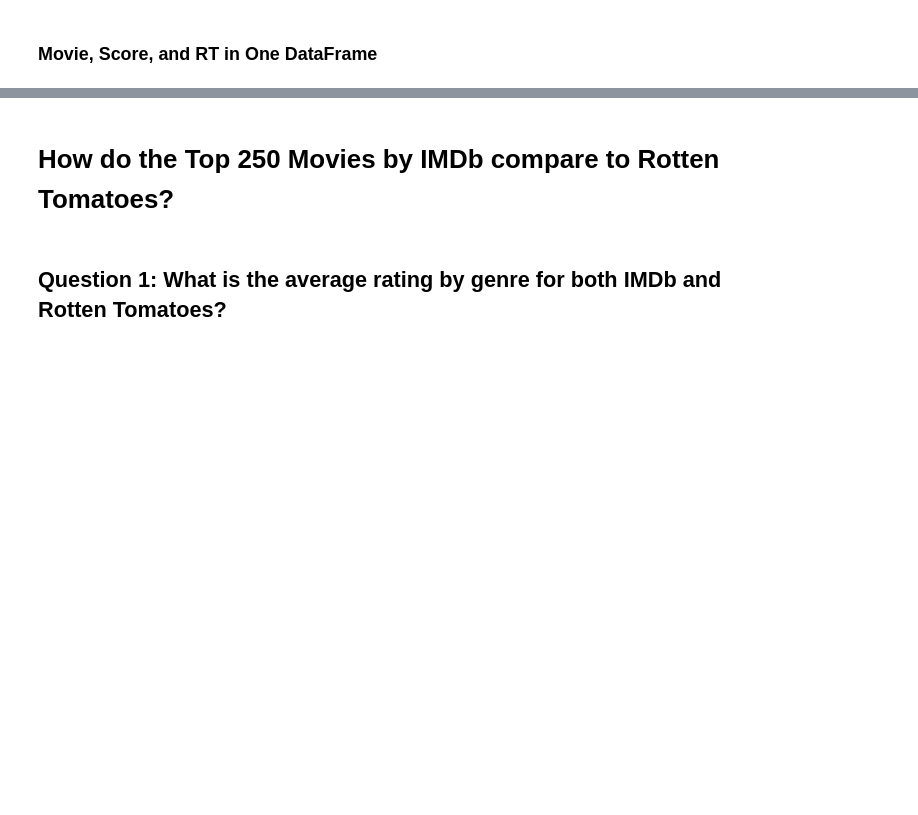
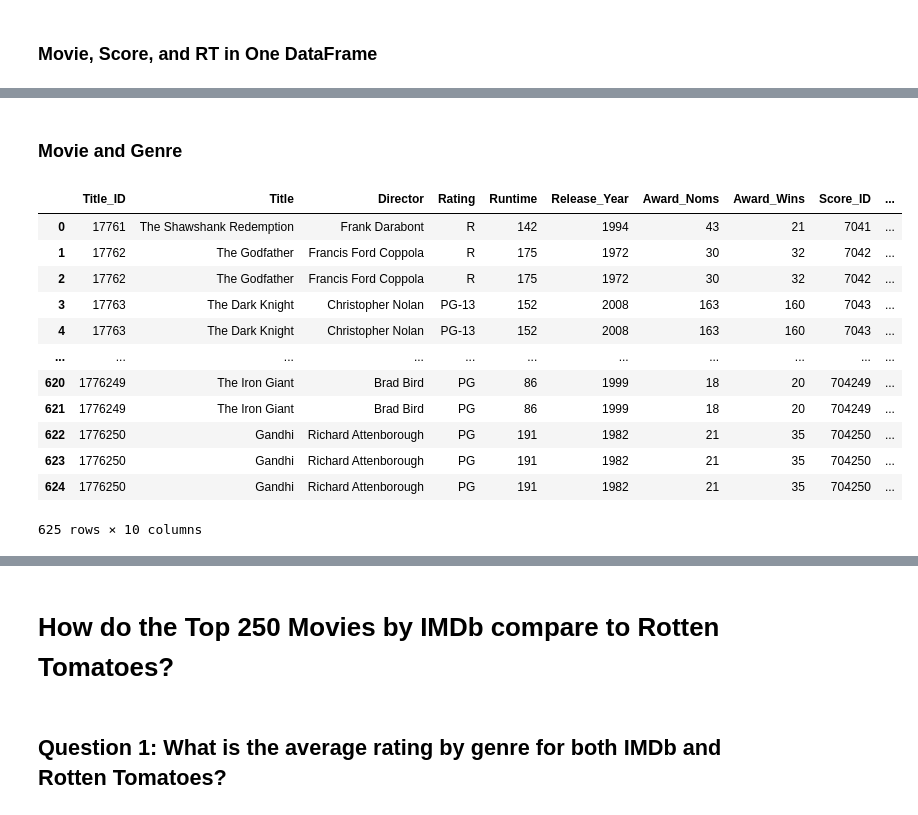
Before and after one commit to HannahSolima/Capstone, a Jupyter notebook: Notebooks/Analysis.ipynb, the cells around one changed output, grey strips where cells are left out. Saved outputs shown, nothing was run; the diff lists cells and outputs as text; code cells hidden in the pictures; blank space fills up the shorter version.

```diff
--- a/Notebooks/Analysis.ipynb
+++ b/Notebooks/Analysis.ipynb
@@ -16,3 +16,5 @@ movie = pd.read_csv("../Data/IMDb_Movies.csv")
 score = pd.read_csv("../Data/IMDb_Score.csv")
 # %%
 rt = pd.read_csv("../Data/Rotten_Tomatoes.csv")
+# %%
+genre = pd.read_csv("../Data/Genre.csv")
@@ -55,0 +60,19 @@ all_df.head()
+# %% [markdown]
+### Movie and Genre
+# %%
+m_g = movie.merge(genre, how = 'inner', on = 'Title_ID')
+m_g
+# %% [output]
+|  | Title_ID | Title | Director | Rating | Runtime | Release_Year | Award_Noms | Award_Wins | Score_ID | ... |
+| 0 | 17761 | The Shawshank Redemption | Frank Darabont | R | 142 | 1994 | 43 | 21 | 7041 | ... |
+| 1 | 17762 | The Godfather | Francis Ford Coppola | R | 175 | 1972 | 30 | 32 | 7042 | ... |
+| 2 | 17762 | The Godfather | Francis Ford Coppola | R | 175 | 1972 | 30 | 32 | 7042 | ... |
+| 3 | 17763 | The Dark Knight | Christopher Nolan | PG-13 | 152 | 2008 | 163 | 160 | 7043 | ... |
+| 4 | 17763 | The Dark Knight | Christopher Nolan | PG-13 | 152 | 2008 | 163 | 160 | 7043 | ... |
+| ... | ... | ... | ... | ... | ... | ... | ... | ... | ... | ... |
+| 620 | 1776249 | The Iron Giant | Brad Bird | PG | 86 | 1999 | 18 | 20 | 704249 | ... |
+| 621 | 1776249 | The Iron Giant | Brad Bird | PG | 86 | 1999 | 18 | 20 | 704249 | ... |
+| 622 | 1776250 | Gandhi | Richard Attenborough | PG | 191 | 1982 | 21 | 35 | 704250 | ... |
+| 623 | 1776250 | Gandhi | Richard Attenborough | PG | 191 | 1982 | 21 | 35 | 704250 | ... |
+| 624 | 1776250 | Gandhi | Richard Attenborough | PG | 191 | 1982 | 21 | 35 | 704250 | ... |
+625 rows × 10 columns
```
Also changed, not shown: parts of 27 cells of this notebook, 3 other files.
